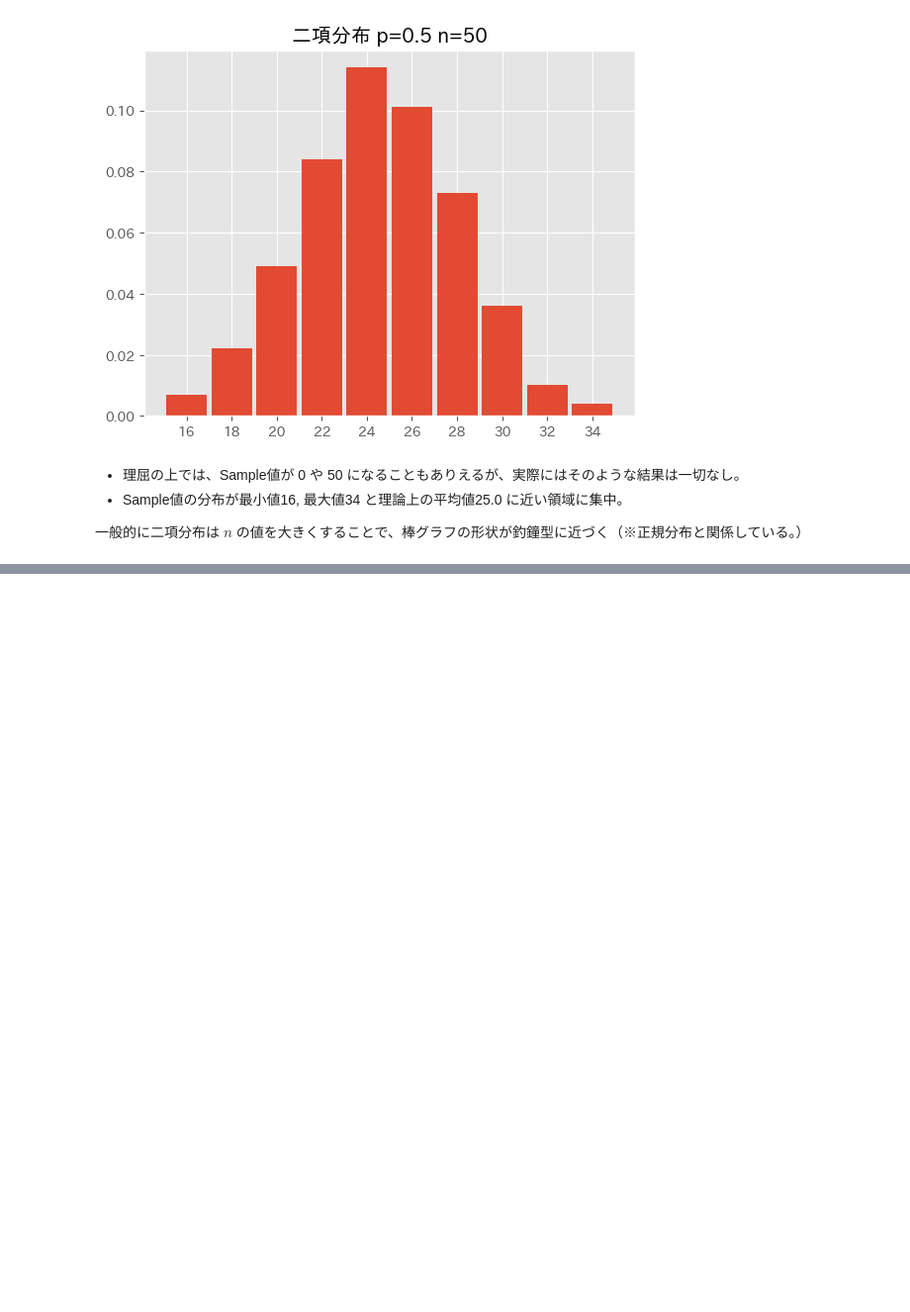
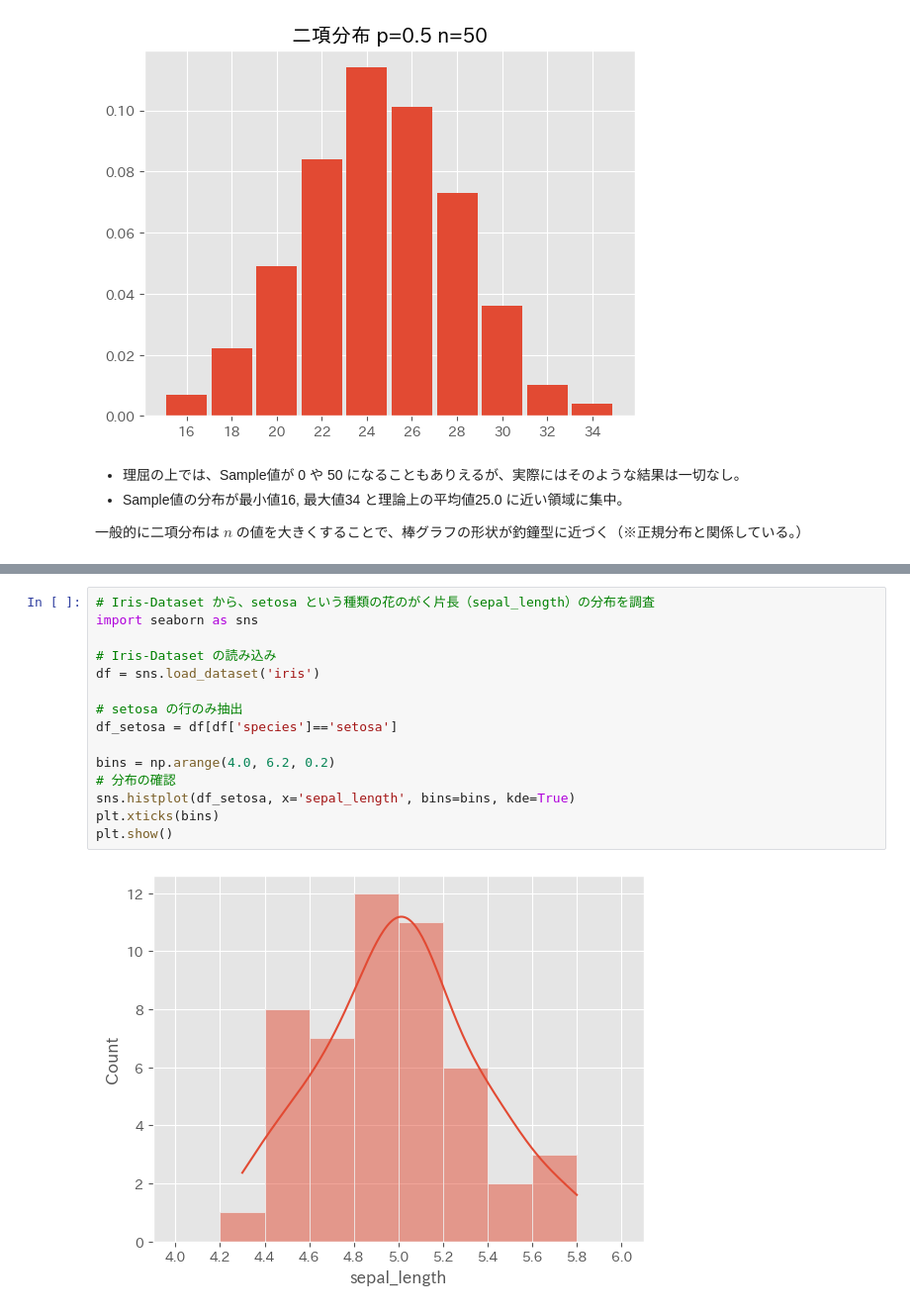
Before and after one commit to 1024xx4/py_bayes_intro, a Jupyter notebook: notebook.ipynb, the cells around one changed output, grey strips where cells are left out. Shown: that part at 99% size. Cells and saved outputs as stored; diff of their text form; blank space fills up the shorter version.

```diff
--- a/notebook.ipynb
+++ b/notebook.ipynb
@@ -379,0 +384,17 @@ Text(0.5, 1.0, '二項分布 p=0.5 n=50')
+# %%
+# Iris-Dataset から、setosa という種類の花のがく片長（sepal_length）の分布を調査
+import seaborn as sns
+
+# Iris-Dataset の読み込み
+df = sns.load_dataset('iris')
+
+# setosa の行のみ抽出
+df_setosa = df[df['species']=='setosa']
+
+bins = np.arange(4.0, 6.2, 0.2)
+# 分布の確認
+sns.histplot(df_setosa, x='sepal_length', bins=bins, kde=True)
+plt.xticks(bins)
+plt.show()
+# %% [output]
+[figure, added]
```
Also changed, not shown: parts of 15 cells of this notebook.
